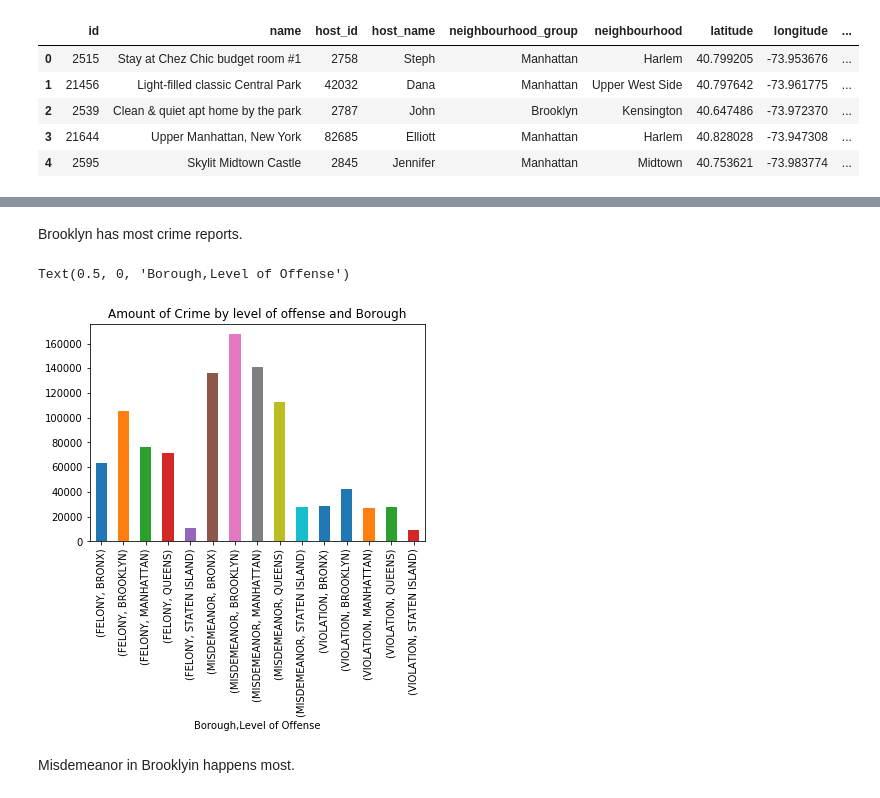
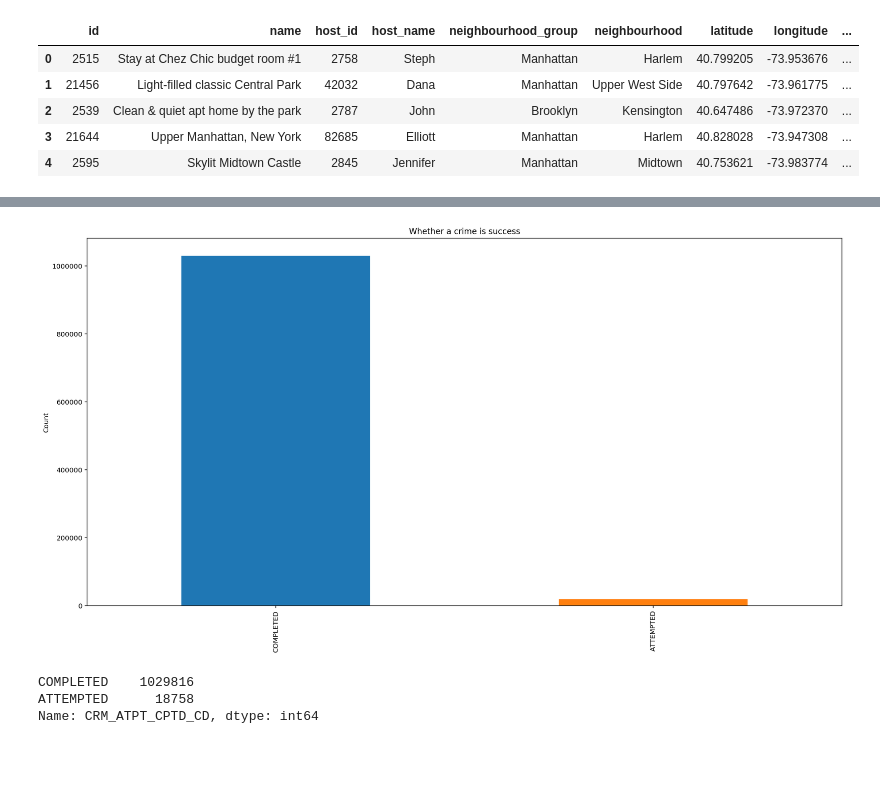
Before and after one commit to Rui1521/TripElf, a Jupyter notebook: safety/Safety.ipynb, the cells around one changed output, grey strips where cells are left out. Cells and saved outputs as stored; diff of their text form; code cells hidden in the pictures; blank space fills up the shorter version.

```diff
--- a/safety/Safety.ipynb
+++ b/safety/Safety.ipynb
@@ -58,12 +199,11 @@ Text(0.5, 0, 'Level of Offense')
-# %% [markdown]
-Brooklyn has most crime reports.
-# %%
-level_count = df.groupby(['LAW_CAT_CD','BORO_NM']).count()['CMPLNT_NUM']
-level_count.plot.bar(stacked=False)
-plt.title('Amount of Crime by level of offense and Borough')
-plt.xlabel('Borough,Level of Offense')
-# %% [output]
-Text(0.5, 0, 'Borough,Level of Offense')
-[figure, removed]
-# %% [markdown]
-Misdemeanor in Brooklyin happens most.
+# %%
+df['CRM_ATPT_CPTD_CD'].value_counts()[:10].plot.bar()
+plt.ylabel('Count')
+plt.title('Whether a crime is success')
+plt.show()
+df['CRM_ATPT_CPTD_CD'].value_counts()[:10]
+# %% [output]
+[figure, added]
+COMPLETED    1029816
+ATTEMPTED      18758
+Name: CRM_ATPT_CPTD_CD, dtype: int64
```
Also changed, not shown: parts of 46 cells of this notebook.
